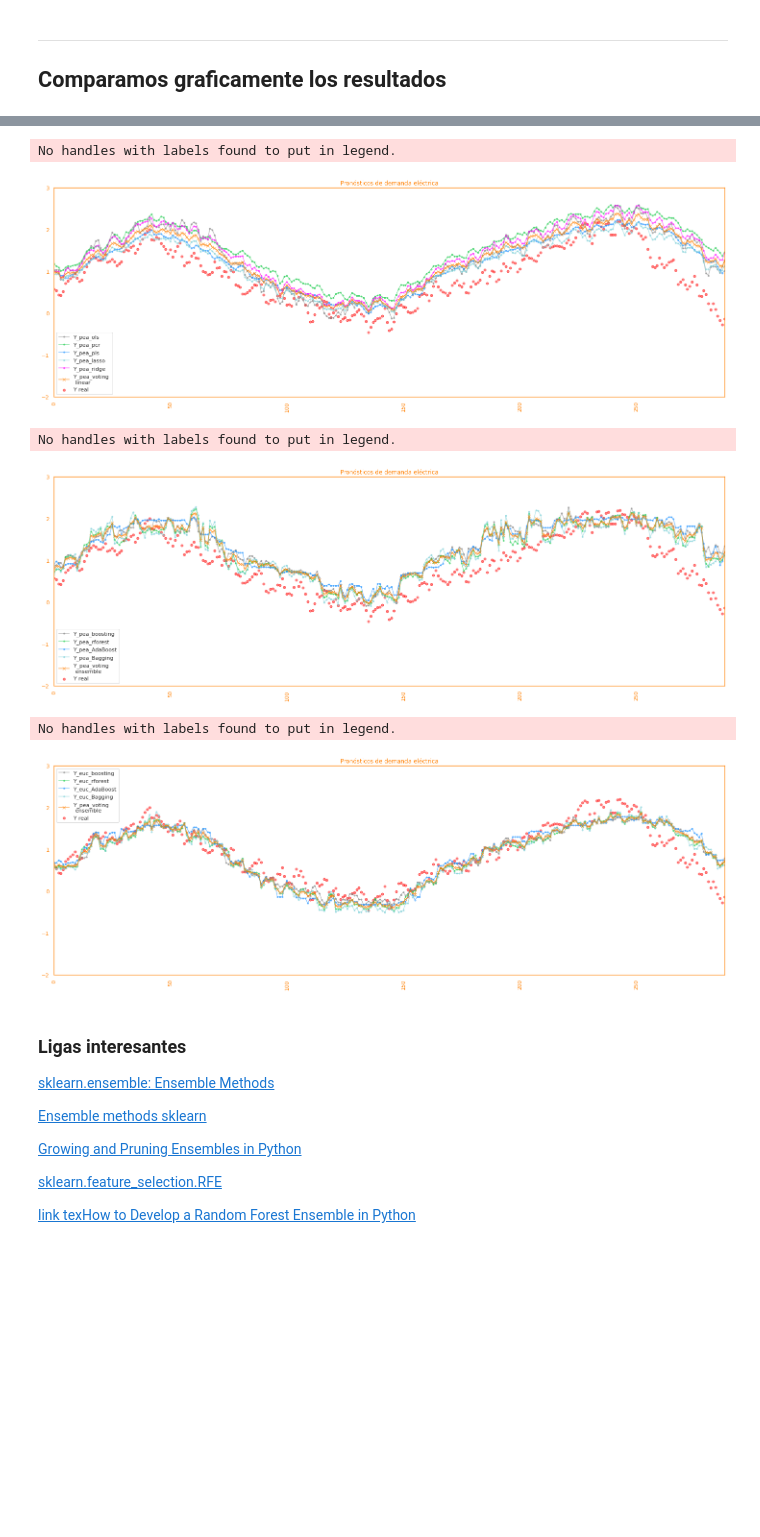
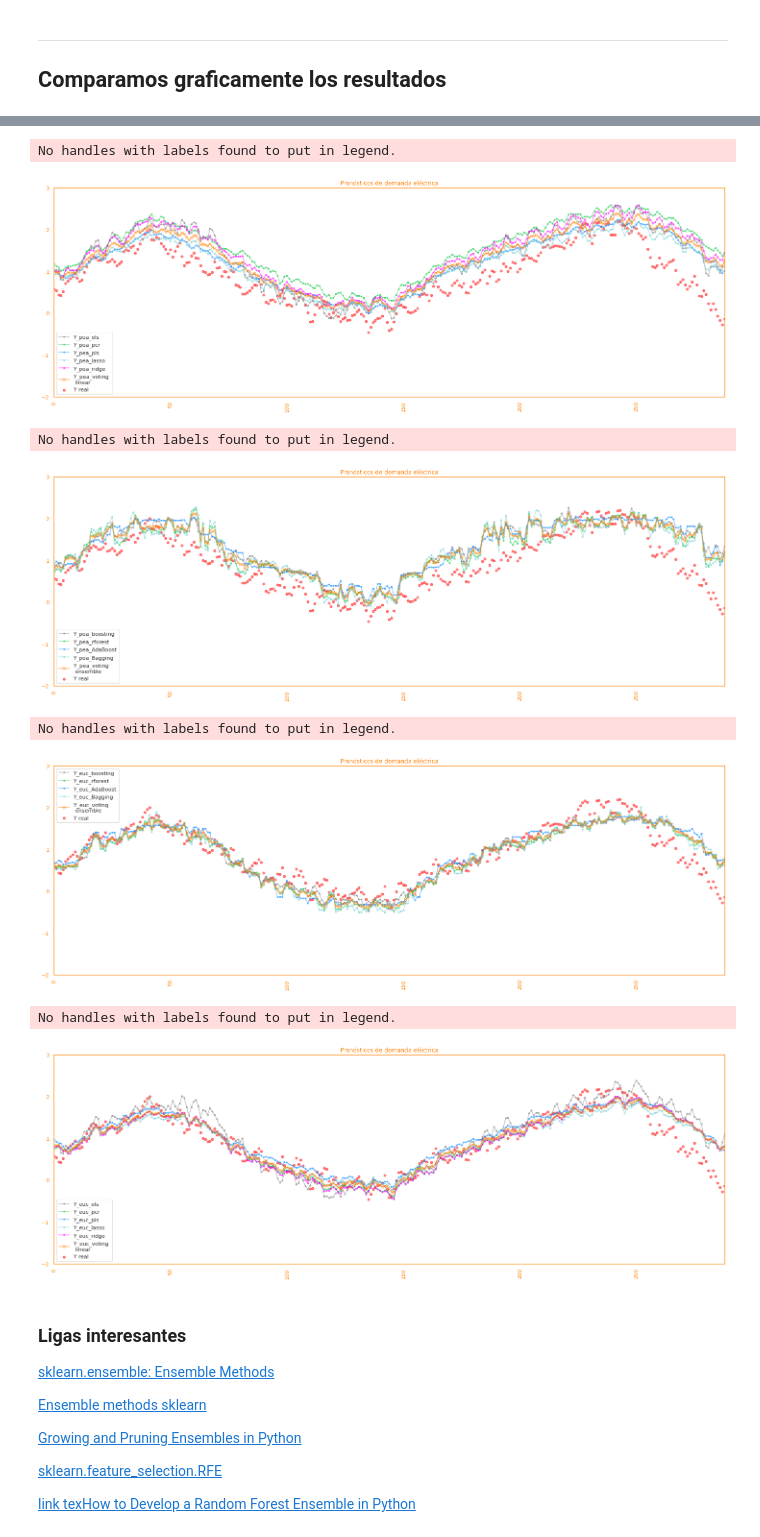
Before and after one commit to urieliram/statistical, a Jupyter notebook: Tarea16.ipynb, the cells around one changed output, grey strips where cells are left out. Drawn from its saved outputs; the diff is of its cells as text; code cells hidden in the pictures; blank space fills up the shorter version.

```diff
--- a/Tarea16.ipynb
+++ b/Tarea16.ipynb
@@ -914,5 +914,5 @@ dferror.sort_values("MAE",ascending=True)
 # %%
-for i in range(3):
+for i in range(4):
     fig  = plt.figure(figsize=(25,8))
     axes = fig.add_subplot(1,1,1)
     axes.legend()
@@ -942,35 +942,44 @@ for i in range(3):
         axes.plot( pred_euc_rf, '.-',   color = VERDE , label = 'Y_euc_rforest', alpha=1/2)
         axes.plot( pred_euc_ada, '.-',  color = AZUL , label = 'Y_euc_AdaBoost', alpha=1/2)
         axes.plot( pred_euc_bag, '.-',  color = CYAN , label = 'Y_euc_Bagging', alpha=1/2)
-        axes.plot( pred_euc_vote, '.-', color = NARA , marker='x', label = 'Y_pea_voting \n ensemble', alpha=2/3)
+        axes.plot( pred_euc_vote, '.-', color = NARA , marker='x', label = 'Y_euc_voting \n ensemble', alpha=2/3)
+    if i==3:
+        axes.plot( pred_euc_ols, '.-', color  = GRIS , label = 'Y_euc_ols' , alpha=1/2)
+        axes.plot( pred_euc_pcr, '.-', color  = VERDE, label = 'Y_euc_pcr'  , alpha=1/2)
+        axes.plot( pred_euc_pls, '.-', color  = AZUL,  label = 'Y_euc_pls'  , alpha=1/2)
+        axes.plot( pred_euc_las, '.-', color  = CYAN,  label = 'Y_euc_lasso', alpha=1/2)
+        axes.plot( pred_euc_rid, '.-', color  = MAGE,  label = 'Y_euc_ridge', alpha=1/2)
+        axes.plot( pred_euc_votl, '.-', color = NARA , marker='x', label = 'Y_euc_voting \n linear'  , alpha=2/3)
 
     #axes.plot( y_test ,     '.-', color = 'red', label = 'Y',         alpha=1/4)
     #axes.plot( pred_pea_rf, '.-',  color = NARA , label = 'Y_pea_rf', alpha=1/2)
     #axes.plot( pred_pea_pcr, '.-', color = AZUL , label = 'Y_pea_pcr', alpha=1/2)
     #axes.plot( pred_pea_ada, '.-', color = LILA , label = 'Y_pea_ada', alpha=1/2)
     #axes.plot( pred_pea_rf,  '.-', color  = GRIS , marker='x', label = 'Y_pea_rf' , alpha=1/2)
     #axes.plot( pred_pea_arf, '.-', color  = AZUL , label = 'Y_pea_arf' , alpha=1/2)
     #axes.plot( pred_pea_vot, '.-', color = AZUL , marker='x', label = 'Y_pea_vot', alpha=1/2)
     #axes.plot( xspline[3], yspline[3] , '.-'  , color = VERDE   , label = 'orden=4'  ,alpha=1/2)
     #plt.scatter( dfx_miss, dfy_miss, marker='x',  s=170 ,  color = 'red' , label = 'perdidos' ,alpha=1)
 
     plt.axis([0,  288, -2, 3])
 
     axes.spines['bottom'].set_color(LETRASNARA)
     axes.spines['top'   ].set_color(LETRASNARA)
     axes.spines['right' ].set_color(LETRASNARA)
     axes.spines['left'  ].set_color(LETRASNARA)
     plt.legend()
     plt.xticks(rotation=90)
     plt.savefig('fig_t16_ajuste_prono.png', transparent=True)
     plt.show()
 # %% [output]
 No handles with labels found to put in legend.
 [figure]
 No handles with labels found to put in legend.
 [figure]
 No handles with labels found to put in legend.
 [figure]
+No handles with labels found to put in legend.
+[figure, added]
 # %% [markdown]
 ### Ligas interesantes
 
```
Also changed, not shown: parts of 1 cell of this notebook.
